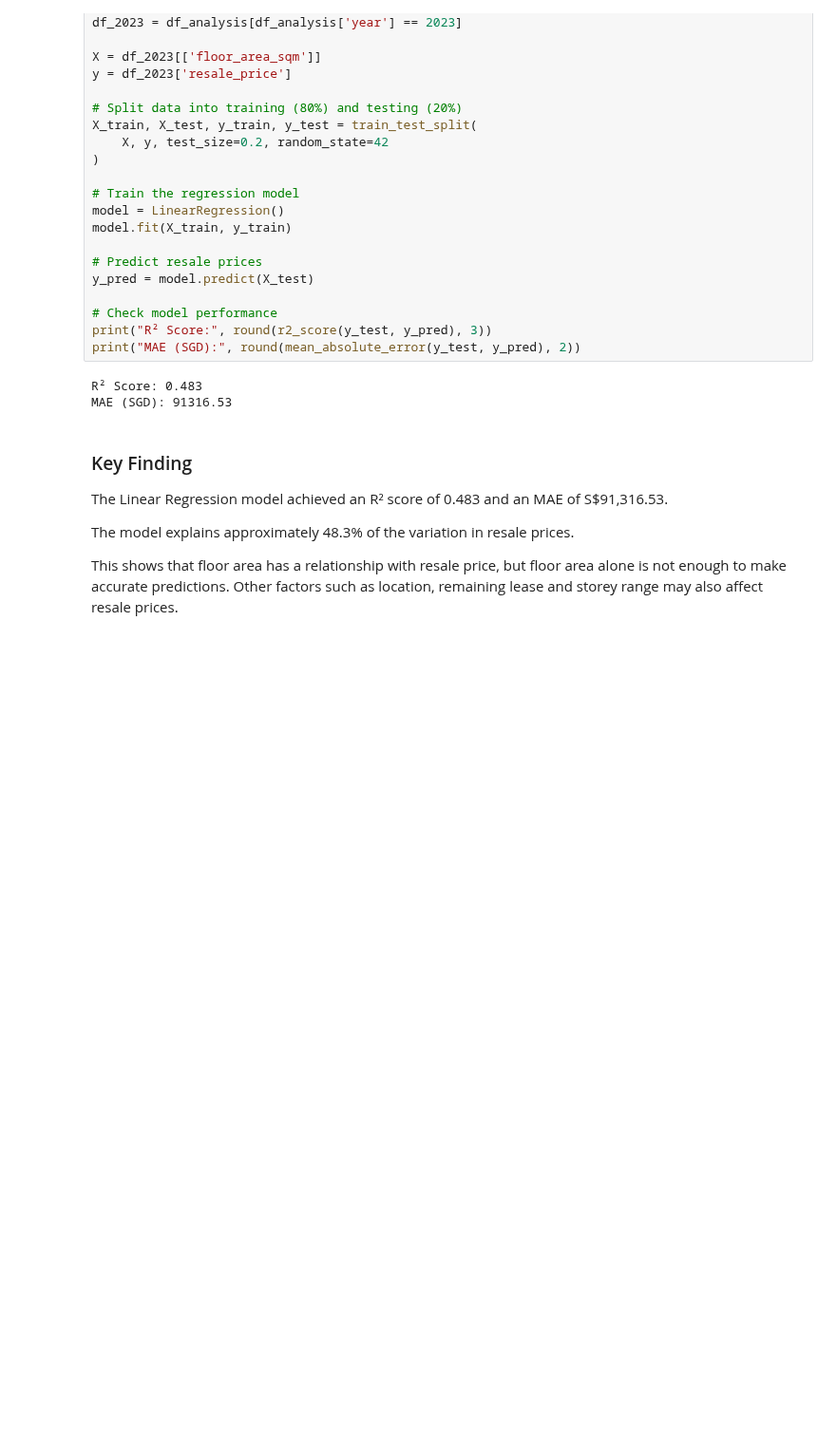
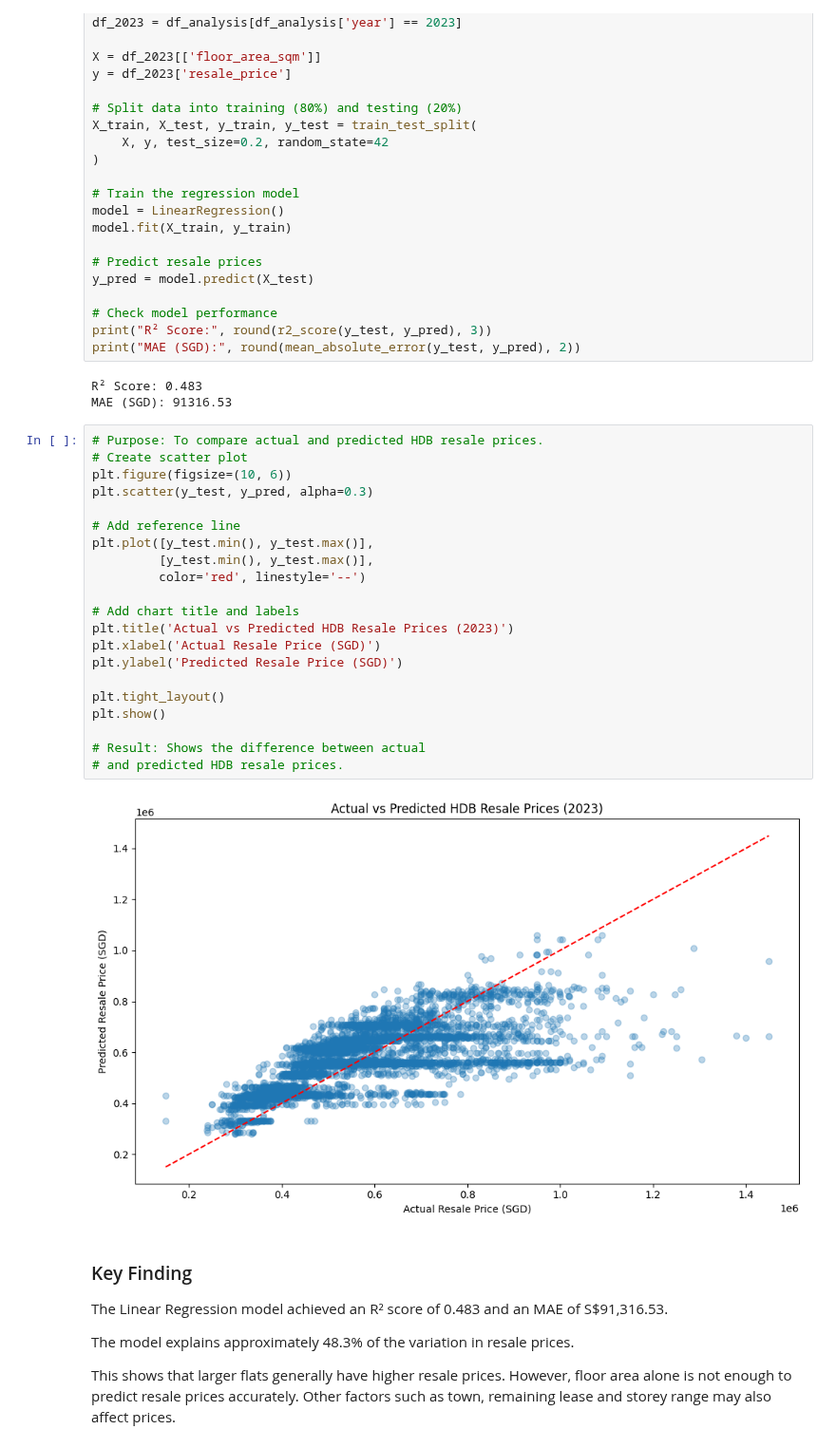
Before and after one commit to Elder-stack/LHUD-Capstone-Ivan, a Jupyter notebook: RealEstateAnalysis.ipynb, the cells around one changed output. Shown at 95% size. Cells and saved outputs as stored; diff of their text form; blank space fills up the shorter version.

```diff
--- a/RealEstateAnalysis.ipynb
+++ b/RealEstateAnalysis.ipynb
@@ -1168,10 +1161,33 @@ print("MAE (SGD):", round(mean_absolute_error(y_test, y_pred), 2))
 # %% [output]
 R² Score: 0.483
 MAE (SGD): 91316.53
+# %%
+# Purpose: To compare actual and predicted HDB resale prices.
+# Create scatter plot
+plt.figure(figsize=(10, 6))
+plt.scatter(y_test, y_pred, alpha=0.3)
+
+# Add reference line
+plt.plot([y_test.min(), y_test.max()],
+         [y_test.min(), y_test.max()],
+         color='red', linestyle='--')
+
+# Add chart title and labels
+plt.title('Actual vs Predicted HDB Resale Prices (2023)')
+plt.xlabel('Actual Resale Price (SGD)')
+plt.ylabel('Predicted Resale Price (SGD)')
+
+plt.tight_layout()
+plt.show()
+
+# Result: Shows the difference between actual
+# and predicted HDB resale prices.
+# %% [output]
+[figure, added]
 # %% [markdown]
 ### Key Finding
 The Linear Regression model achieved an R² score of 0.483 and an MAE of S$91,316.53.
 
 The model explains approximately 48.3% of the variation in resale prices.
 
-This shows that floor area has a relationship with resale price, but floor area alone is not enough to make accurate predictions. Other factors such as location, remaining lease and storey range may also affect resale prices.
+This shows that larger flats generally have higher resale prices. However, floor area alone is not enough to predict resale prices accurately. Other factors such as town, remaining lease and storey range may also affect prices.
```
Also changed, not shown: parts of 6 cells of this notebook.
